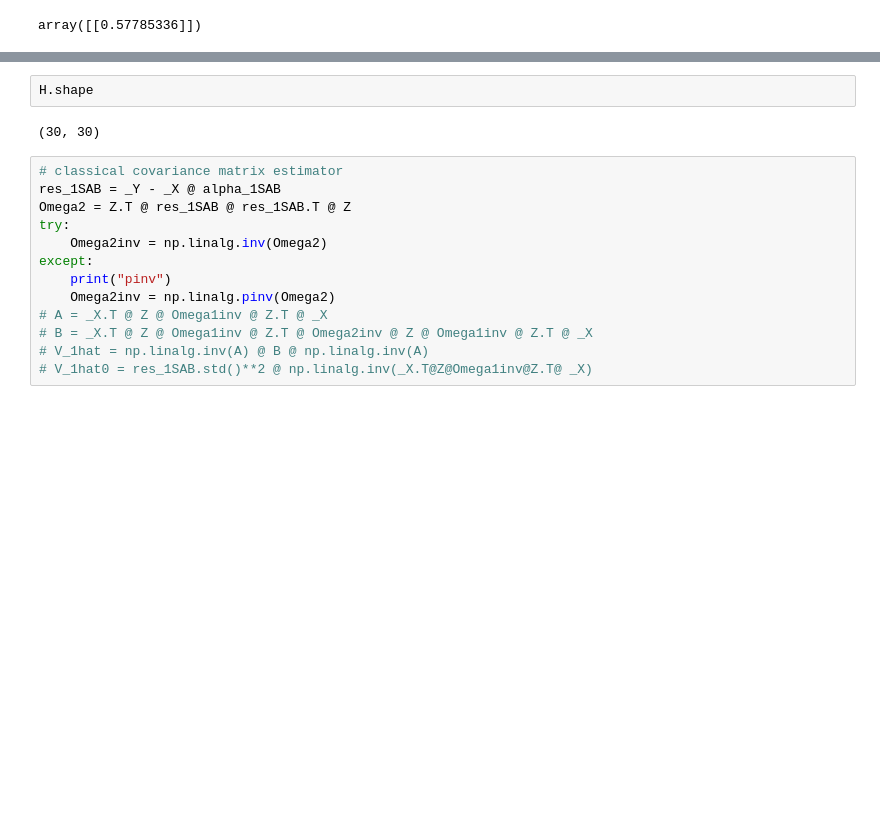
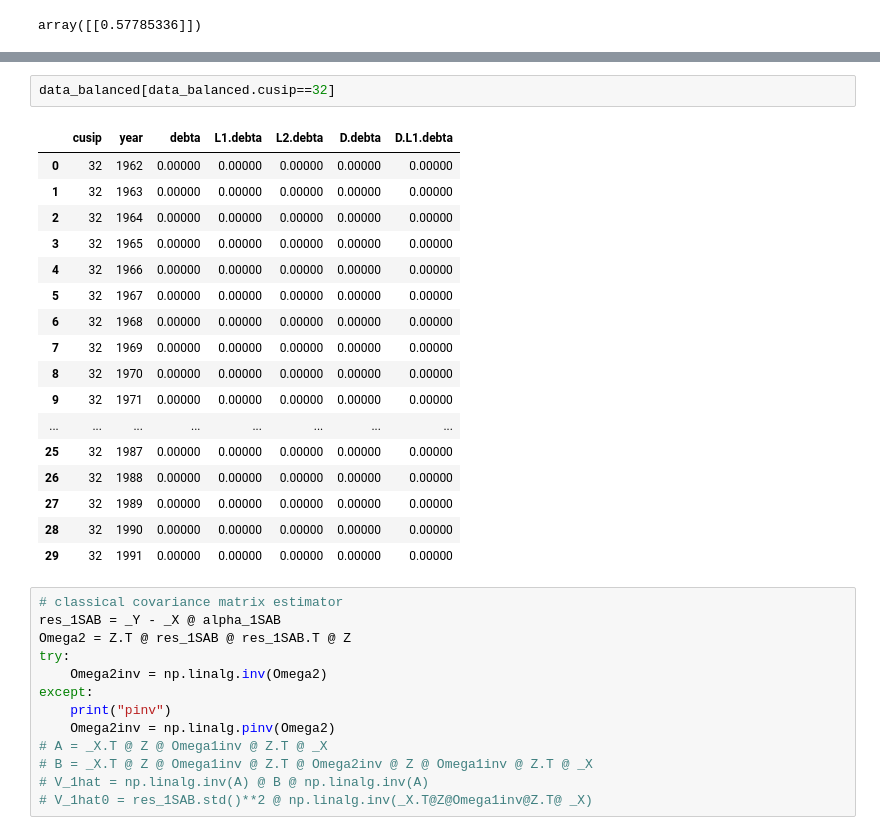
Before and after one commit to Econ522/ps1-won-jun-choi, a Jupyter notebook: PS1.ipynb, the cells around one changed output, grey strips where cells are left out. Saved outputs shown, nothing was run; the diff lists cells and outputs as text; blank space fills up the shorter version.

```diff
--- a/PS1.ipynb
+++ b/PS1.ipynb
@@ -403,7 +424,23 @@ array([[0.57785336]])
 # %%
-H.shape
+data_balanced[data_balanced.cusip==32]
 # %% [output]
-(30, 30)
+|  | cusip | year | debta | L1.debta | L2.debta | D.debta | D.L1.debta |
+| 0 | 32 | 1962 | 0.00000 | 0.00000 | 0.00000 | 0.00000 | 0.00000 |
+| 1 | 32 | 1963 | 0.00000 | 0.00000 | 0.00000 | 0.00000 | 0.00000 |
+| 2 | 32 | 1964 | 0.00000 | 0.00000 | 0.00000 | 0.00000 | 0.00000 |
+| 3 | 32 | 1965 | 0.00000 | 0.00000 | 0.00000 | 0.00000 | 0.00000 |
+| 4 | 32 | 1966 | 0.00000 | 0.00000 | 0.00000 | 0.00000 | 0.00000 |
+| 5 | 32 | 1967 | 0.00000 | 0.00000 | 0.00000 | 0.00000 | 0.00000 |
+| 6 | 32 | 1968 | 0.00000 | 0.00000 | 0.00000 | 0.00000 | 0.00000 |
+| 7 | 32 | 1969 | 0.00000 | 0.00000 | 0.00000 | 0.00000 | 0.00000 |
+| 8 | 32 | 1970 | 0.00000 | 0.00000 | 0.00000 | 0.00000 | 0.00000 |
+| 9 | 32 | 1971 | 0.00000 | 0.00000 | 0.00000 | 0.00000 | 0.00000 |
+| ... | ... | ... | ... | ... | ... | ... | ... |
+| 25 | 32 | 1987 | 0.00000 | 0.00000 | 0.00000 | 0.00000 | 0.00000 |
+| 26 | 32 | 1988 | 0.00000 | 0.00000 | 0.00000 | 0.00000 | 0.00000 |
+| 27 | 32 | 1989 | 0.00000 | 0.00000 | 0.00000 | 0.00000 | 0.00000 |
+| 28 | 32 | 1990 | 0.00000 | 0.00000 | 0.00000 | 0.00000 | 0.00000 |
+| 29 | 32 | 1991 | 0.00000 | 0.00000 | 0.00000 | 0.00000 | 0.00000 |
 # %%
 # classical covariance matrix estimator
 res_1SAB = _Y - _X @ alpha_1SAB
```
Also changed, not shown: parts of 7 cells of this notebook, 1 other file.
